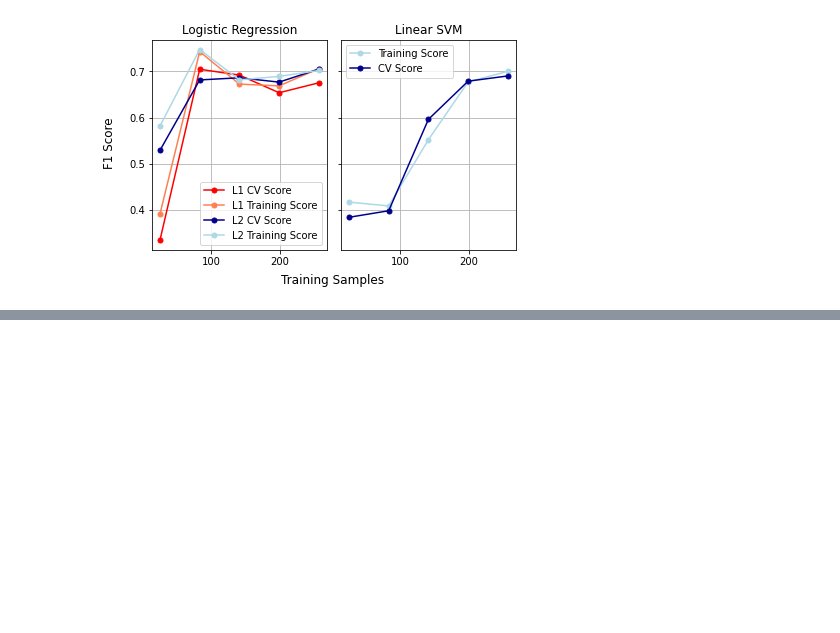
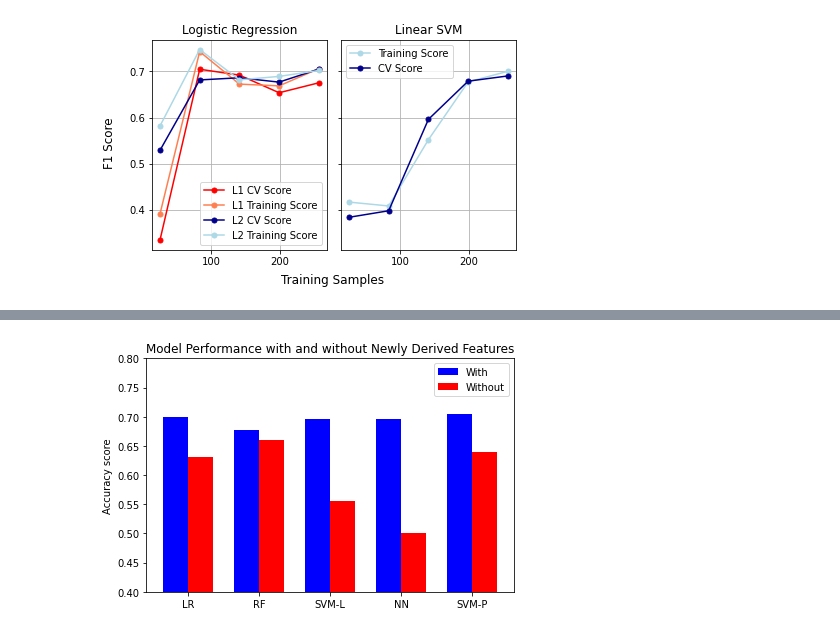
Before and after one commit to schiang28/Rouse, a Jupyter notebook: figuresandplots.ipynb, the cells around one changed output, grey strips where cells are left out. Saved outputs shown, nothing was run; the diff lists cells and outputs as text; code cells hidden in the pictures; blank space fills up the shorter version.

```diff
--- a/figuresandplots.ipynb
+++ b/figuresandplots.ipynb
@@ -275,0 +296,28 @@ plt.show()
+# %%
+import matplotlib.pyplot as plt
+import numpy as np
+
+
+labels = ['LR', 'RF', 'SVM-L', 'NN', 'SVM-P']
+w = [0.699, 0.677, 0.696, 0.696, 0.705]
+wo = [0.631, 0.661, 0.556, 0.500, 0.639]
+
+x = np.arange(len(labels))  # the label locations
+width = 0.35  # the width of the bars
+
+fig, ax = plt.subplots(figsize = (6,4))
+rects1 = ax.bar(x - width/2, w, width, label='With', color='blue')
+rects2 = ax.bar(x + width/2, wo, width, label='Without', color='red')
+
+# Add some text for labels, title and custom x-axis tick labels, etc.
+ax.set_ylabel('Accuracy score')
+ax.set_title('Model Performance with and without Newly Derived Features')
+ax.set_xticks(x, labels)
+plt.ylim([0.4, 0.8])
+ax.legend()
+
+fig.tight_layout()
+plt.savefig('withwithout.pdf', dpi=300)
+plt.show()
+# %% [output]
+[figure, added]
```
Also changed, not shown: parts of 1 cell of this notebook, 1 other file.
